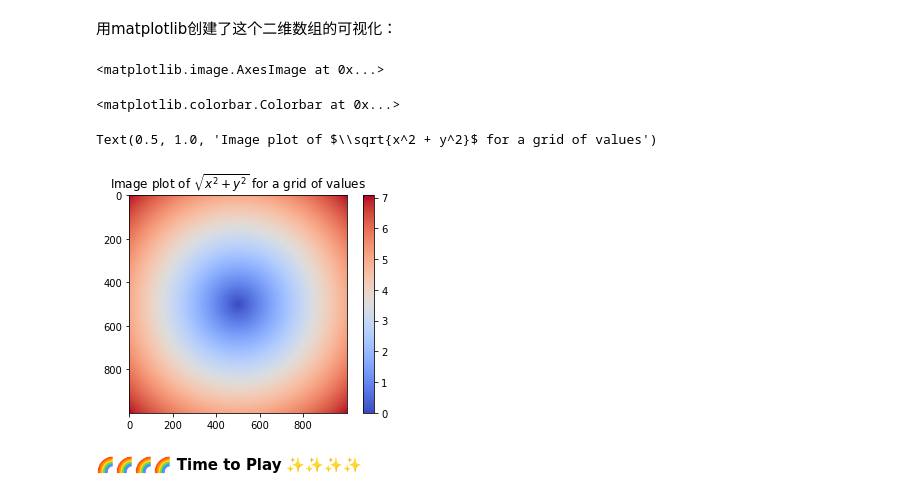
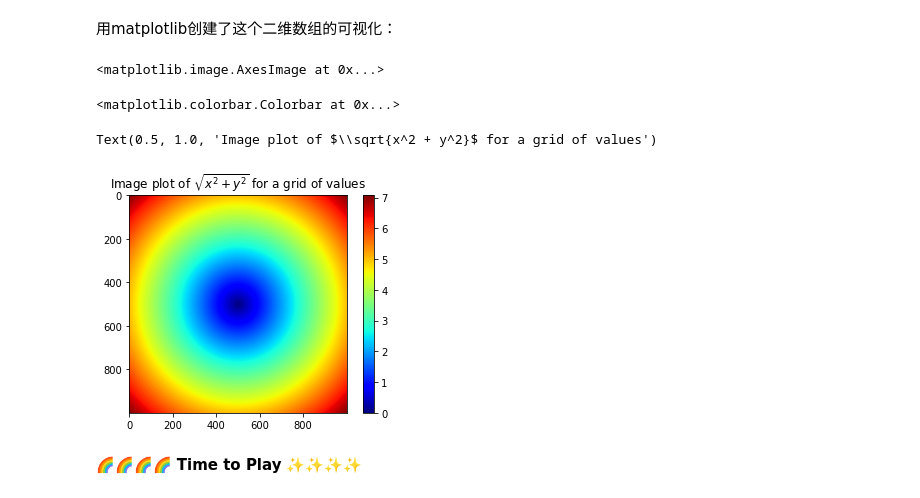
Before and after one commit to byaxb/DataMiningExperiments, a Jupyter notebook: ch03_数据挖掘常用模块A.ipynb, the cells around one changed output. Saved outputs shown, nothing was run; the diff lists cells and outputs as text; code cells hidden in the pictures.

```diff
--- a/ch03_数据挖掘常用模块A.ipynb
+++ b/ch03_数据挖掘常用模块A.ipynb
@@ -1010,16 +1010,17 @@ array([[7.07106781, 7.06400028, 7.05693985, ..., 7.04988652, 7.05693985,
 用matplotlib创建了这个二维数组的可视化：
 # %%
 import matplotlib.pyplot as plt
+from matplotlib import cm
 
-plt.imshow(z, cmap='coolwarm')
+plt.imshow(z, cmap=cm.jet)
 plt.colorbar()
 plt.title("Image plot of $\sqrt{x^2 + y^2}$ for a grid of values")
 plt.show()
 # %% [output]
 <matplotlib.image.AxesImage at 0x...>
 <matplotlib.colorbar.Colorbar at 0x...>
 Text(0.5, 1.0, 'Image plot of $\\sqrt{x^2 + y^2}$ for a grid of values')
-[figure, old version]
+[figure, new version]
 # %% [markdown]
 🌈🌈🌈🌈  **Time to Play**  ✨✨✨✨
 # %% [markdown]
```
Also changed, not shown: parts of 54 cells of this notebook, 7 other files.
